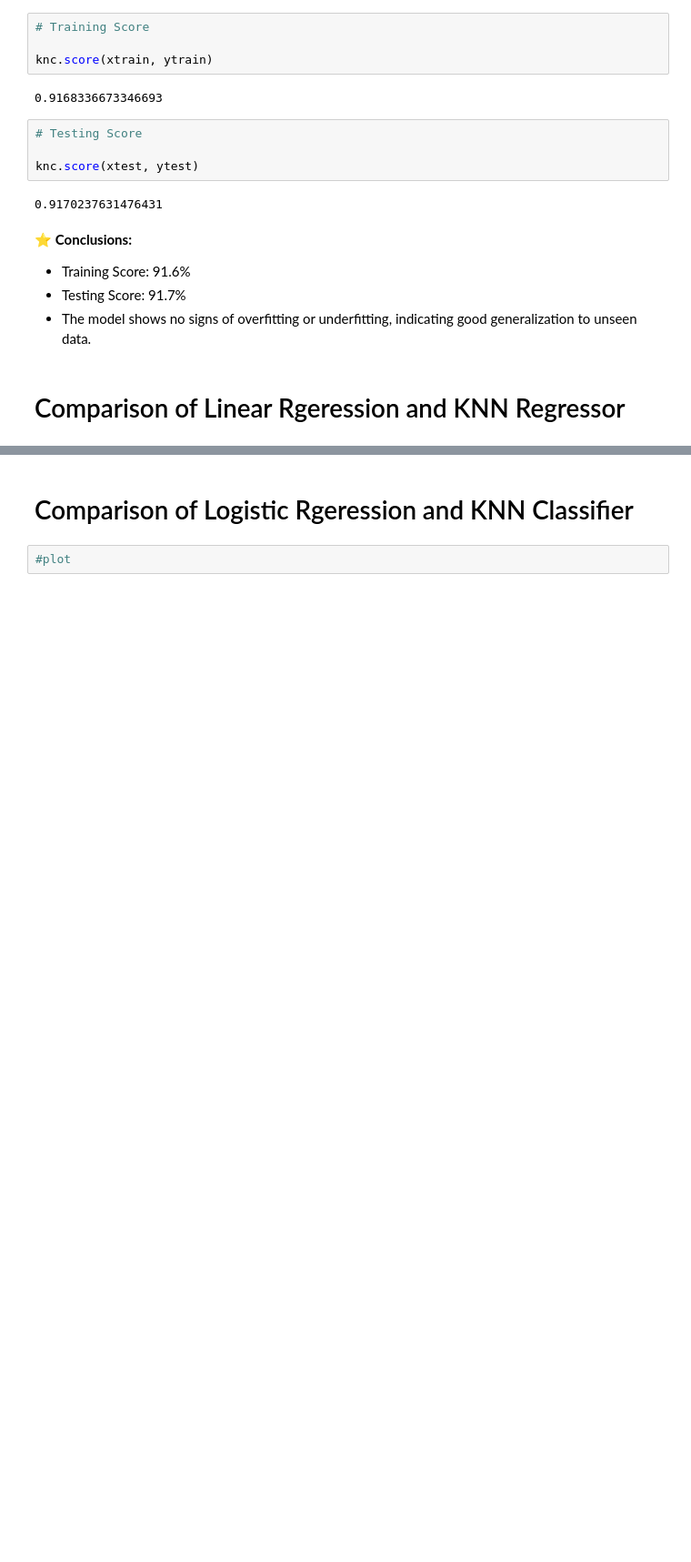
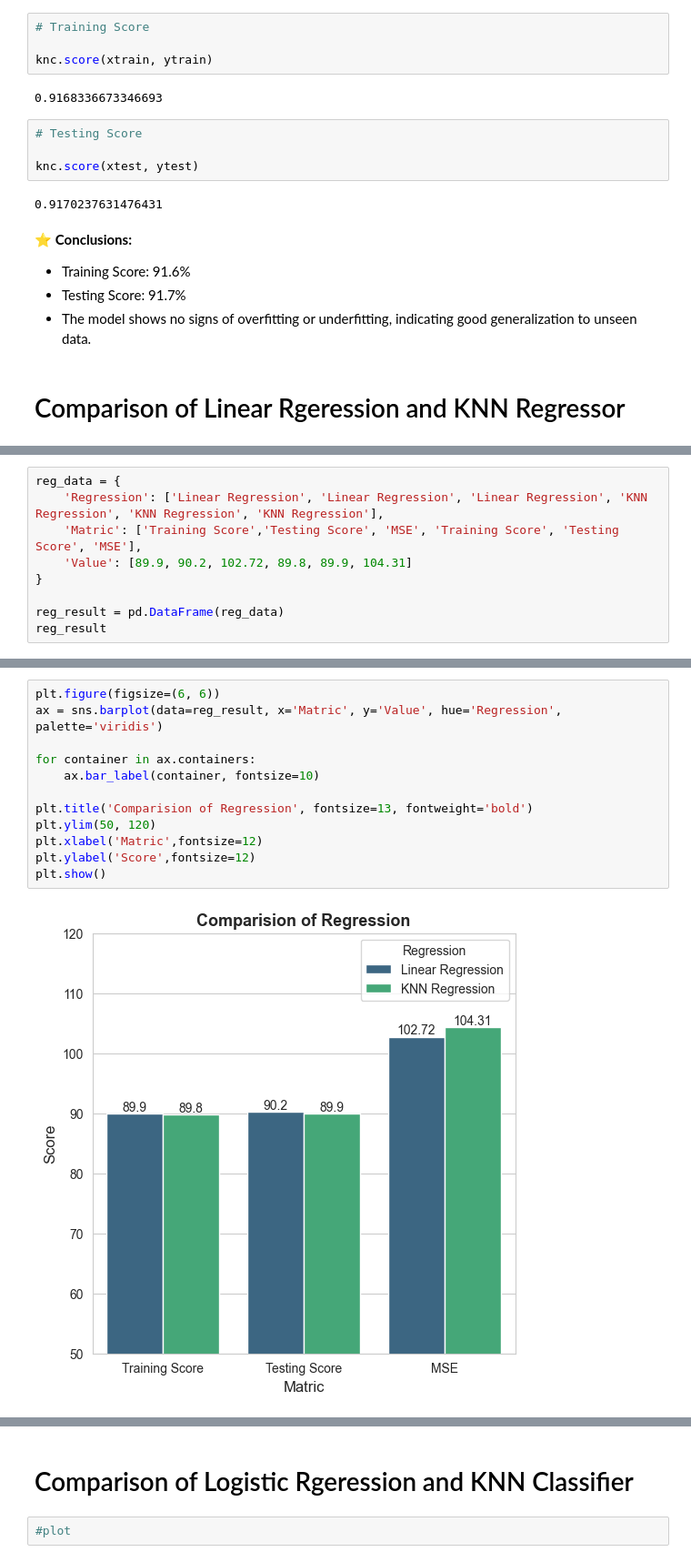
Before and after one commit to mohammadkhorshed/DS-ML-Assignments, a Jupyter notebook: assignment_05.ipynb, the cells around one changed output, grey strips where cells are left out. Shown at 91% size. Saved outputs shown, nothing was run; the diff lists cells and outputs as text; blank space fills up the shorter version.

Commit message:
Comparison of Linear Rgeression and KNN Regressor

```diff
--- a/assignment_05.ipynb
+++ b/assignment_05.ipynb
@@ -457,0 +456,9 @@ knc.score(xtest, ytest)
+# %%
+reg_data = {
+    'Regression': ['Linear Regression', 'Linear Regression', 'Linear Regression', 'KNN Regression', 'KNN Regression', 'KNN Regression'],
+    'Matric': ['Training Score','Testing Score', 'MSE', 'Training Score', 'Testing Score', 'MSE'],
+    'Value': [89.9, 90.2, 102.72, 89.8, 89.9, 104.31]
+}
+
+reg_result = pd.DataFrame(reg_data)
+reg_result
@@ -457,0 +473,14 @@ knc.score(xtest, ytest)
+# %%
+plt.figure(figsize=(6, 6))
+ax = sns.barplot(data=reg_result, x='Matric', y='Value', hue='Regression', palette='viridis')
+
+for container in ax.containers:
+    ax.bar_label(container, fontsize=10)
+
+plt.title('Comparision of Regression', fontsize=13, fontweight='bold')
+plt.ylim(50, 120)
+plt.xlabel('Matric',fontsize=12)
+plt.ylabel('Score',fontsize=12)
+plt.show()
+# %% [output]
+[figure, added]
```
Also changed, not shown: parts of 3 cells of this notebook.
